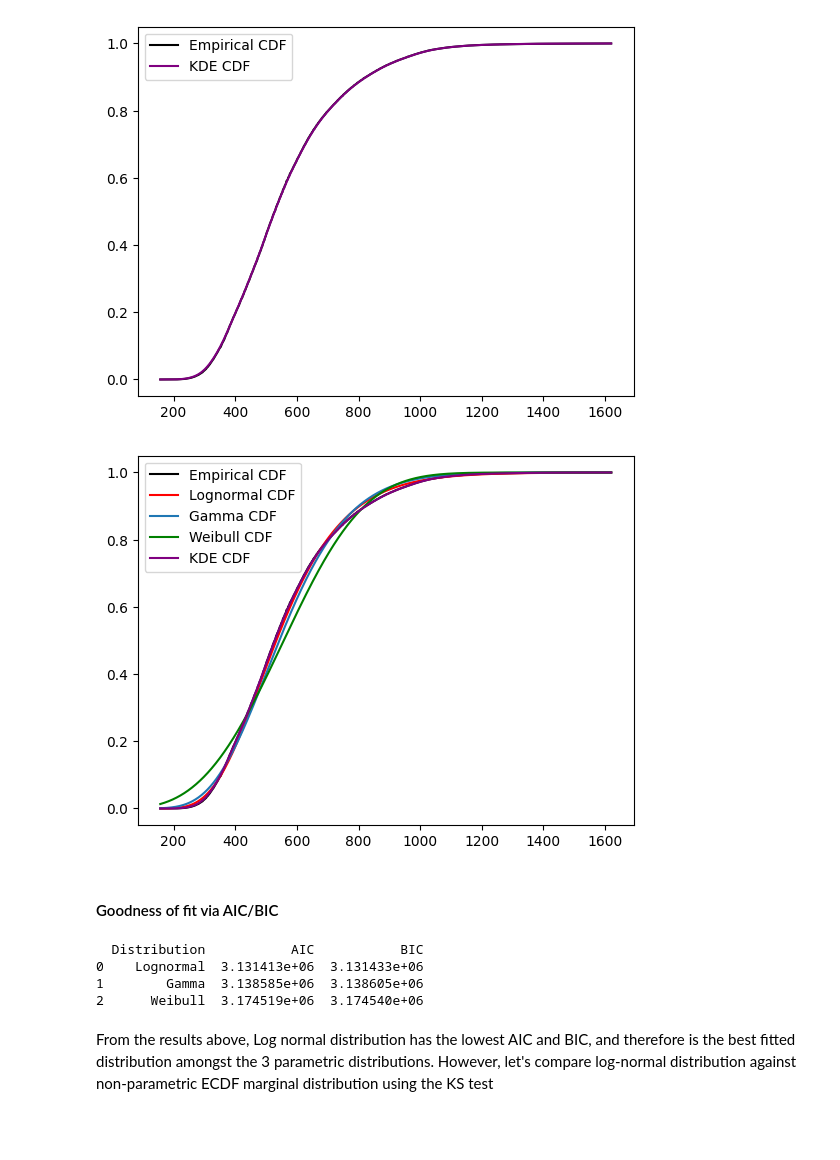
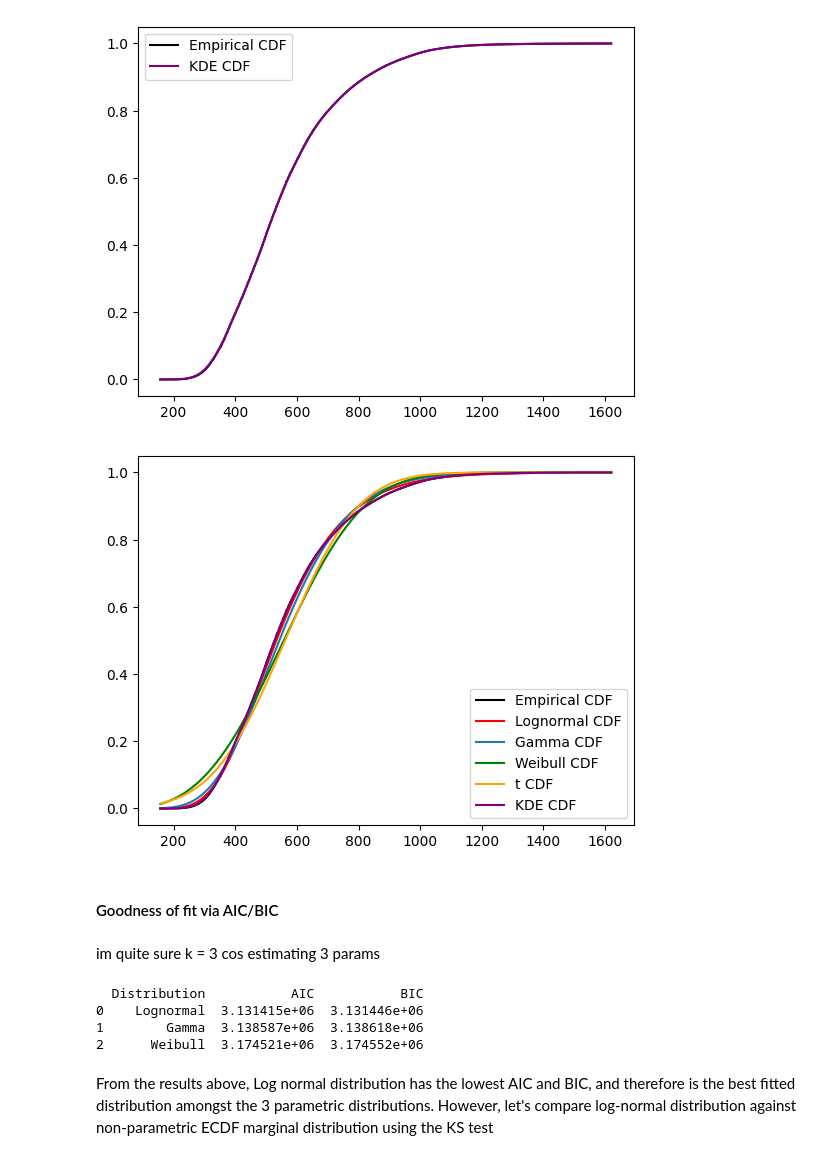
Before and after one commit to luna-ortus-cor/EC4305-Project, a Jupyter notebook: copula/marginal.ipynb, the cells around one changed output. Saved outputs shown, nothing was run; the diff lists cells and outputs as text; code cells hidden in the pictures; blank space fills up the shorter version.

```diff
--- a/copula/marginal.ipynb
+++ b/copula/marginal.ipynb
@@ -132,0 +165,10 @@ plt.legend()
+# %%
+from scipy.stats import t
+
+t_params = t.fit(price)
+t_df, t_loc, t_scale = t_params
+
+plt.plot(x, ECDF(price)(x), label="Empirical CDF")
+plt.plot(x, t.cdf(x, t_df, loc=t_loc, scale=t_scale),
+         label="t CDF", color="green")
+plt.legend()
@@ -135,12 +180,12 @@ plt.legend()
 # %%
 # estimate using kernel density estimation
 from scipy.stats import gaussian_kde
-from scipy.integrate import cumtrapz
+from scipy.integrate import cumulative_trapezoid
 
 kde_price = gaussian_kde(price)
 pdf_kde_price = kde_price(x)
 
-cdf_kde_price = cumtrapz(pdf_kde_price, x, initial=0)
+cdf_kde_price = cumulative_trapezoid(pdf_kde_price, x, initial=0)
 cdf_kde_price /= cdf_kde_price[-1]
 
 
@@ -153,16 +198,20 @@ plt.legend()
 # %%
 # All plots together
 plt.plot(x, ECDF(price)(x), label="Empirical CDF", color='black')
 plt.plot(x, lognorm.cdf(x, log_shape, loc=log_loc, scale=log_scale), label="Lognormal CDF", color='red')
 plt.plot(x, gamma.cdf(x, g_shape, loc=g_loc, scale=g_scale), label="Gamma CDF")
 plt.plot(x, weibull_min.cdf(x, w_c, loc=w_loc, scale=w_scale), label="Weibull CDF", color="green")
+plt.plot(x, t.cdf(x, t_df, loc=t_loc, scale=t_scale), label="t CDF", color="orange")
 plt.plot(x, cdf_kde_price, label="KDE CDF", color='purple')
+
 plt.legend()
 plt.show()
 # %% [output]
-[figure, old version]
+[figure, new version]
 # %% [markdown]
 #### Goodness of fit via AIC/BIC
+# %% [markdown]
+im quite sure k = 3 cos estimating 3 params
 # %%
 # Goodness of fit via AIC/BIC
 
@@ -174,18 +223,18 @@ def BIC(n, logL, k):
 
 # Log-likelihood
 loglik_lognorm = np.sum(lognorm.logpdf(price, log_shape, loc=log_loc, scale=log_scale))
-aic_lognorm = AIC(loglik_lognorm, k=2)
-bic_lognorm = BIC(len(price), loglik_lognorm, k=2)
+aic_lognorm = AIC(loglik_lognorm, k=3)
+bic_lognorm = BIC(len(price), loglik_lognorm, k=3)
 
 # gamma
 loglik_gamma = np.sum(gamma.logpdf(price, g_shape, loc=g_loc, scale=g_scale))
-aic_gamma = AIC(loglik_gamma, k=2)
-bic_gamma = BIC(len(price), loglik_gamma, k=2)
+aic_gamma = AIC(loglik_gamma, k=3)
+bic_gamma = BIC(len(price), loglik_gamma, k=3)
 
 # weibull
 loglik_weibull = np.sum(weibull_min.logpdf(price, w_c, loc=w_loc, scale=w_scale))
-aic_weibull = AIC(loglik_weibull, k=2)
-bic_weibull = BIC(len(price), loglik_weibull, k=2)
+aic_weibull = AIC(loglik_weibull, k=3)
+bic_weibull = BIC(len(price), loglik_weibull, k=3)
 
 ic_results = pd.DataFrame({
     'Distribution': ['Lognormal', 'Gamma', 'Weibull'],
@@ -196,9 +245,9 @@ ic_results = pd.DataFrame({
 print(ic_results.sort_values(by='AIC'))
 # %% [output]
   Distribution           AIC           BIC
-0    Lognormal  3.131413e+06  3.131433e+06
-1        Gamma  3.138585e+06  3.138605e+06
-2      Weibull  3.174519e+06  3.174540e+06
+0    Lognormal  3.131415e+06  3.131446e+06
+1        Gamma  3.138587e+06  3.138618e+06
+2      Weibull  3.174521e+06  3.174552e+06
 # %% [markdown]
 From the results above, Log normal distribution has the lowest AIC and BIC, and therefore is the best fitted distribution amongst the 3 parametric distributions. However, let's compare log-normal distribution against non-parametric ECDF marginal distribution using the KS test
 # %%
```
Also changed, not shown: parts of 20 cells of this notebook.
